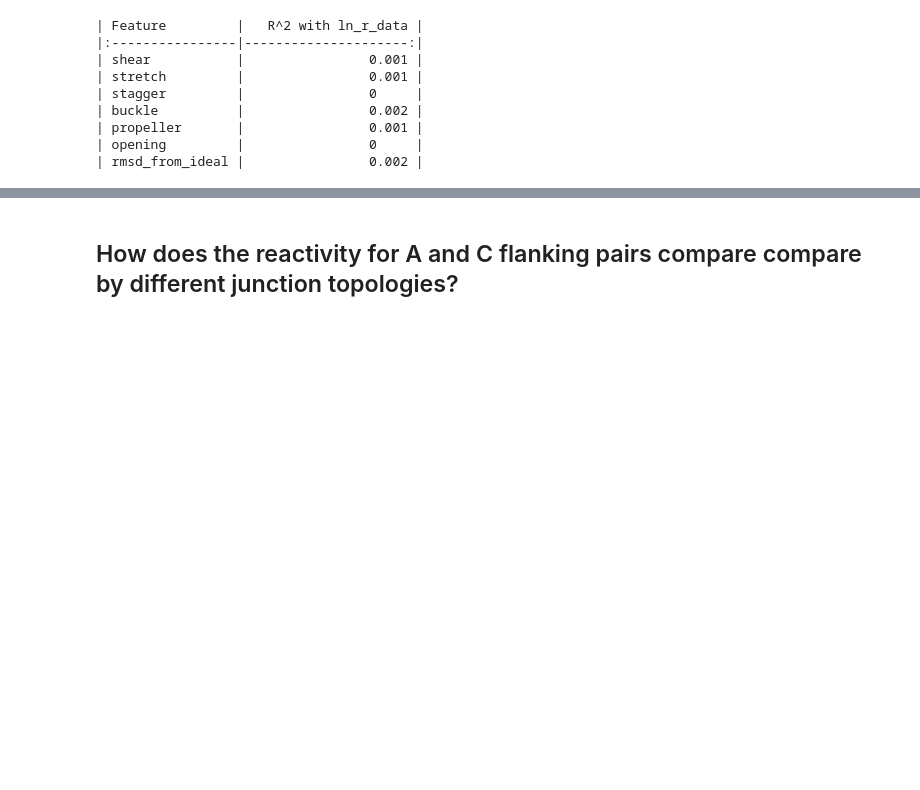
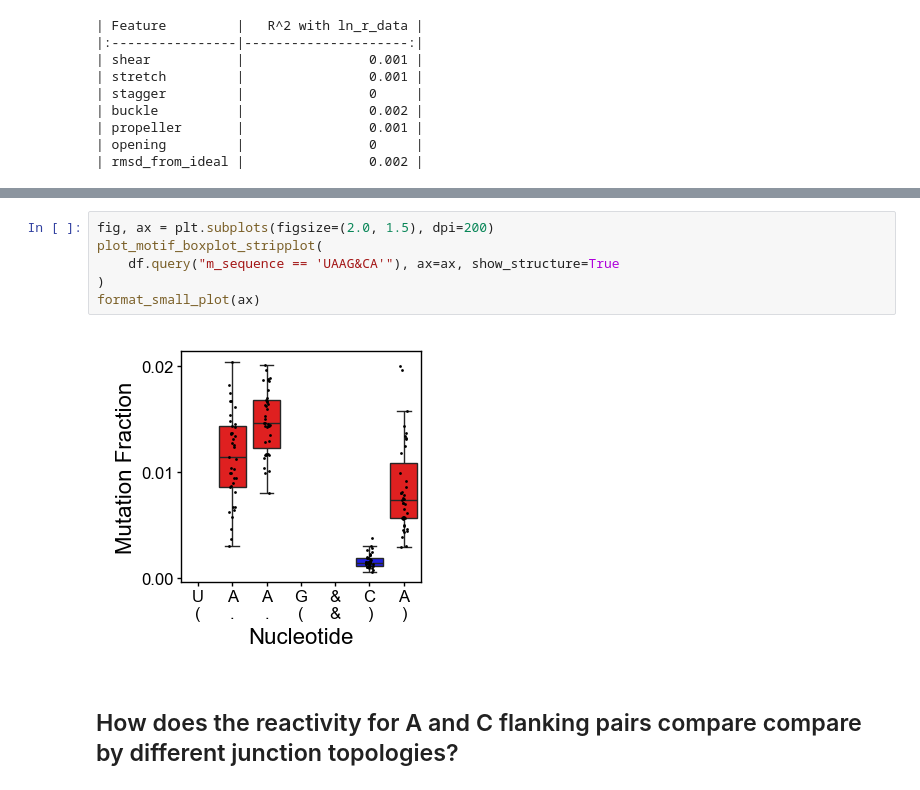
Before and after one commit to YesselmanLabPublications/2025_char_3d_struct_features, a Jupyter notebook: notebooks/reactive_helices.ipynb, the cells around one changed output, grey strips where cells are left out. Cells and saved outputs as stored; diff of their text form; blank space fills up the shorter version.

```diff
--- a/notebooks/reactive_helices.ipynb
+++ b/notebooks/reactive_helices.ipynb
@@ -244,3 +432,11 @@ print_feature_correlations(df_bp_details_sub)
+# %%
+fig, ax = plt.subplots(figsize=(2.0, 1.5), dpi=200)
+plot_motif_boxplot_stripplot(
+    df.query("m_sequence == 'UAAG&CA'"), ax=ax, show_structure=True
+)
+format_small_plot(ax)
+# %% [output]
+[figure, added]
 # %% [markdown]
 ## How does the reactivity for A and C flanking pairs compare compare by different junction topologies?
 # %% [markdown]
```
Also changed, not shown: parts of 37 cells of this notebook, 6 other files.
